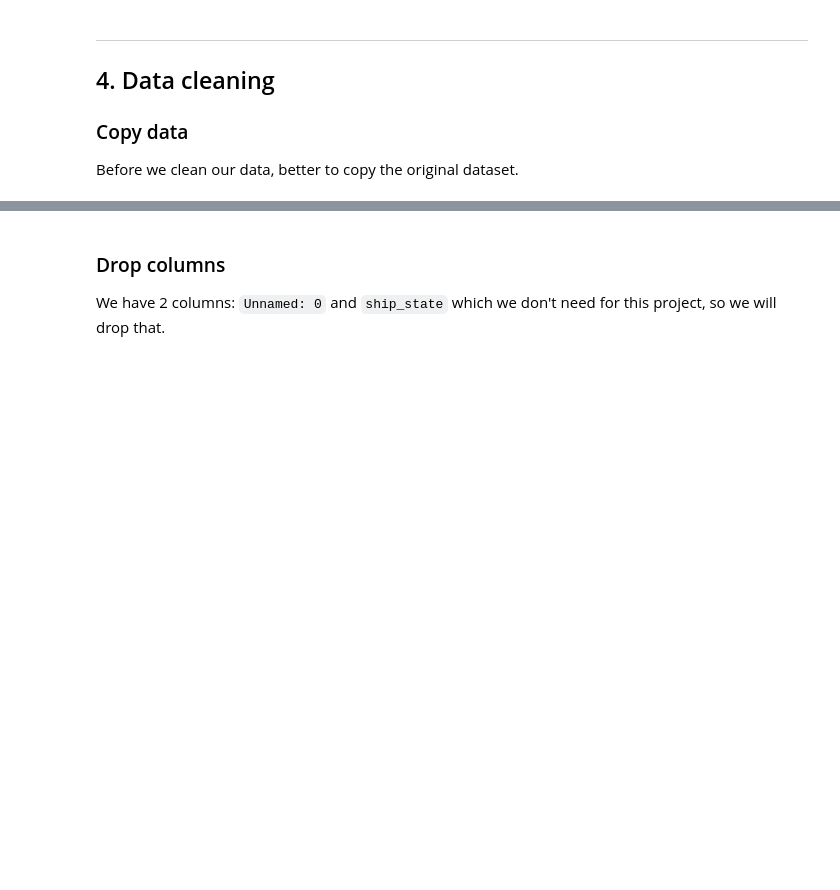
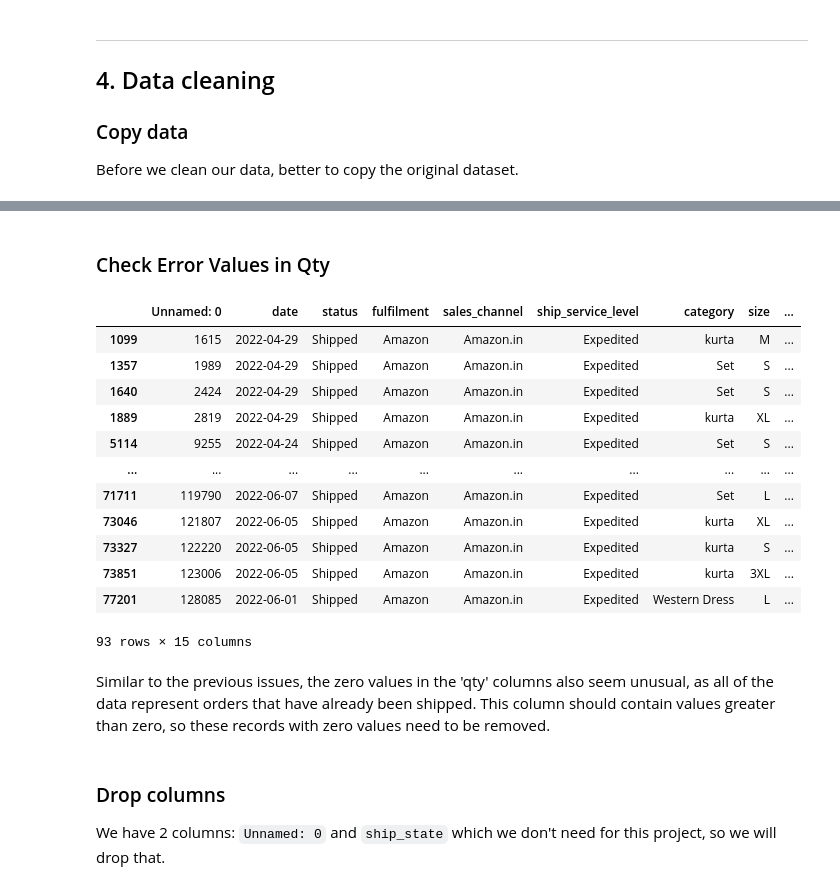
Before and after one commit to FTDS-assignment-bay/p2-final-project-ftds-027-hck-group-002, a Jupyter notebook: exploratory_data_analysis.ipynb, the cells around one changed output, grey strips where cells are left out. Drawn from its saved outputs; the diff is of its cells as text; code cells hidden in the pictures; blank space fills up the shorter version.

```diff
--- a/exploratory_data_analysis.ipynb
+++ b/exploratory_data_analysis.ipynb
@@ -102,3 +136,24 @@ data['date'] = pd.to_datetime(data['date'])
+# %% [markdown]
+### Check Error Values in Qty
+# %%
+qty_error = data[(data['qty']==0 )]
+qty_error
+# %% [output]
+|  | Unnamed: 0 | date | status | fulfilment | sales_channel | ship_service_level | category | size | ... |
+| 1099 | 1615 | 2022-04-29 | Shipped | Amazon | Amazon.in | Expedited | kurta | M | ... |
+| 1357 | 1989 | 2022-04-29 | Shipped | Amazon | Amazon.in | Expedited | Set | S | ... |
+| 1640 | 2424 | 2022-04-29 | Shipped | Amazon | Amazon.in | Expedited | Set | S | ... |
+| 1889 | 2819 | 2022-04-29 | Shipped | Amazon | Amazon.in | Expedited | kurta | XL | ... |
+| 5114 | 9255 | 2022-04-24 | Shipped | Amazon | Amazon.in | Expedited | Set | S | ... |
+| ... | ... | ... | ... | ... | ... | ... | ... | ... | ... |
+| 71711 | 119790 | 2022-06-07 | Shipped | Amazon | Amazon.in | Expedited | Set | L | ... |
+| 73046 | 121807 | 2022-06-05 | Shipped | Amazon | Amazon.in | Expedited | kurta | XL | ... |
+| 73327 | 122220 | 2022-06-05 | Shipped | Amazon | Amazon.in | Expedited | kurta | S | ... |
+| 73851 | 123006 | 2022-06-05 | Shipped | Amazon | Amazon.in | Expedited | kurta | 3XL | ... |
+| 77201 | 128085 | 2022-06-01 | Shipped | Amazon | Amazon.in | Expedited | Western Dress | L | ... |
+93 rows × 15 columns
+# %% [markdown]
+Similar to the previous issues, the zero values in the 'qty' columns also seem unusual, as all of the data represent orders that have already been shipped. This column should contain values greater than zero, so these records with zero values need to be removed.
 # %% [markdown]
 ### Drop columns
 
```
Also changed, not shown: parts of 19 cells of this notebook.
